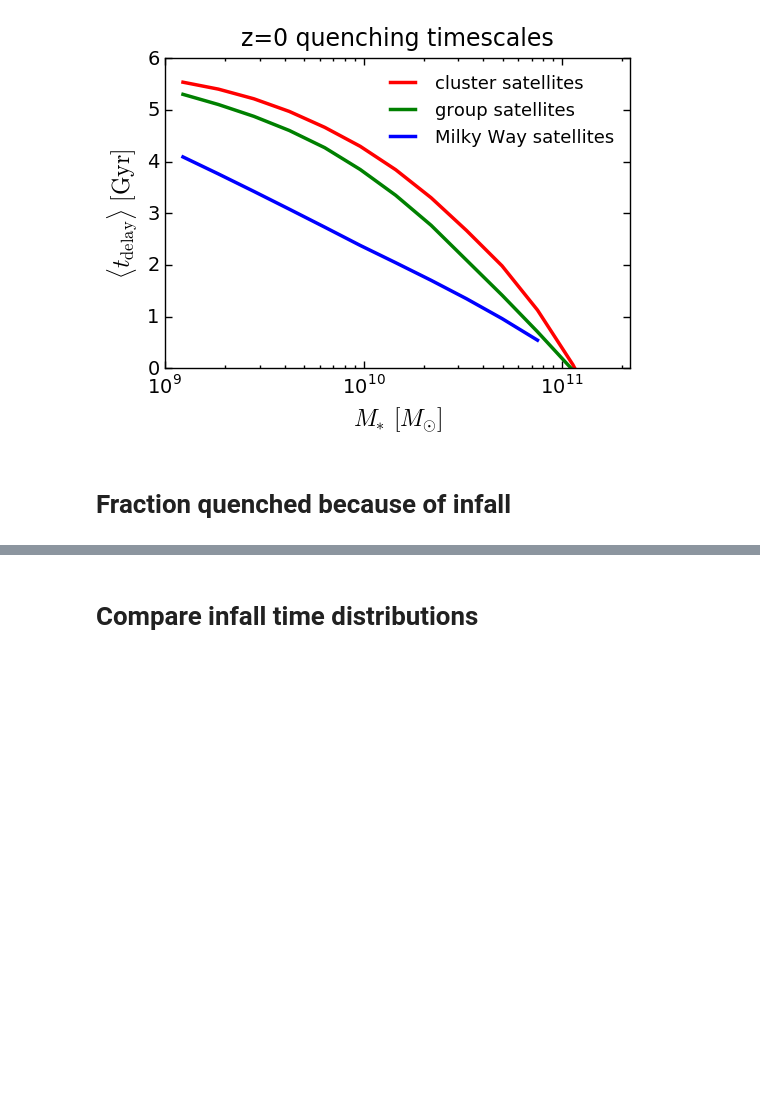
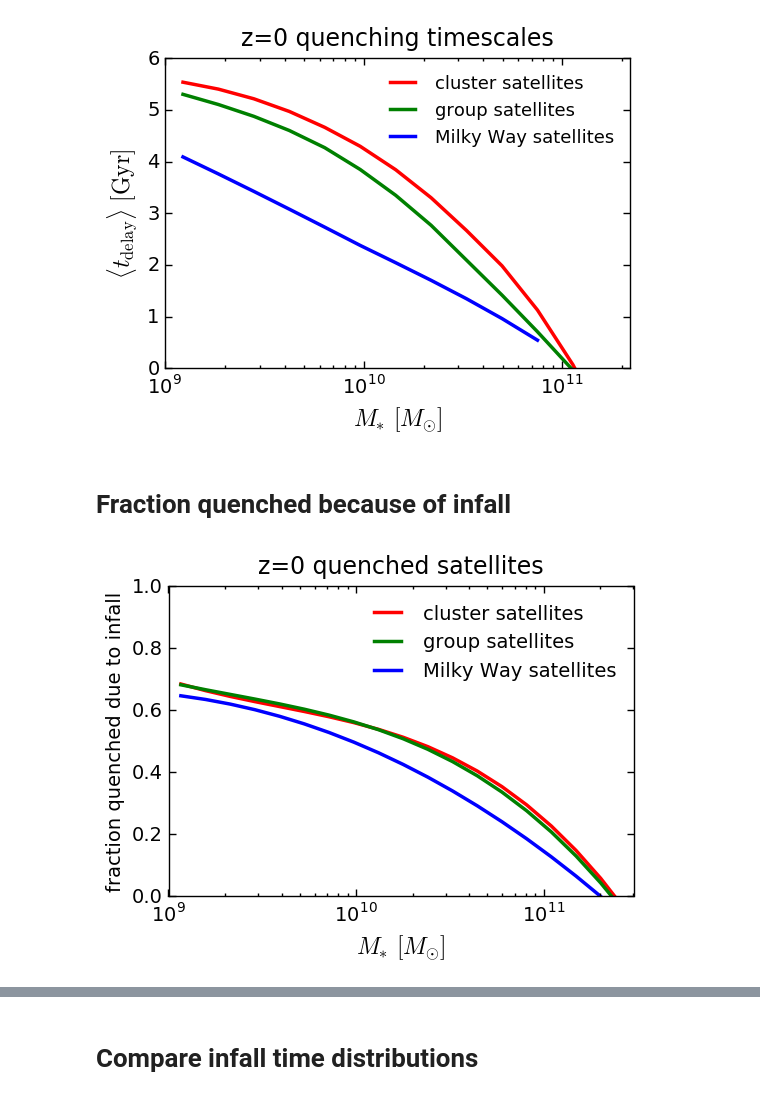
Before and after one commit to aphearin/time_evolving_cam_utils, a Jupyter notebook: fraction_quenched_after_infall.ipynb, the cells around one changed output, grey strips where cells are left out. Saved outputs shown, nothing was run; the diff lists cells and outputs as text; code cells hidden in the pictures; blank space fills up the shorter version.

Commit message:
Further modifications to the fraction_quenched_after_infall.ipynb notebook

```diff
--- a/fraction_quenched_after_infall.ipynb
+++ b/fraction_quenched_after_infall.ipynb
@@ -70,9 +70,10 @@ from history_functions import ssfr_at_infall
 histories['ssfr_at_infall'] = ssfr_at_infall(histories['sfr_mp'].data,
                                 histories['sm_mp'].data, histories['time_first_acc'].data)
 
-satmask = histories['halo_upid'] != -1
+satmask = histories['gal_type'] == 'satellite'
 sats = histories[satmask]
-cens = histories[~satmask]
+cenmask = histories['gal_type'] == 'central'
+cens = histories[cenmask]
 # %%
 from halotools.utils import crossmatch
 idxA, idxB = crossmatch(sats['halo_upid'], histories['halo_id'])
@@ -210,7 +211,7 @@ fig.savefig('FIGS/quenching_timescales.pdf', bbox_extra_artists=[xlabel, ylabel]
 # %% [markdown]
 # Fraction quenched because of infall
 # %%
-logsm_low, logsm_high, num_sm_bins = 9.5, 11.5, 20
+logsm_low, logsm_high, num_sm_bins = 9., 11.5, 20
 sm_bins = np.logspace(logsm_low, logsm_high, num_sm_bins)
 sm_mids = 10**((np.log10(sm_bins)[1:] + np.log10(sm_bins)[:-1])/2.)
 
@@ -242,6 +243,47 @@ for i, sm_low, sm_high in zip(range(len(sm_bins)-1), sm_bins[0:-1], sm_bins[1:])
     cluster_sm_bin_mask = sm_bin_mask*(sats['host_mpeak'] > host_mass_bins[2])*(sats['host_mpeak'] < host_mass_bins[3])
     cluster_sm_bin_active_at_infall_mask = cluster_sm_bin_mask*(np.log10(sats['sfr']/sats['stellar_mass']) < -11)
     frac_quenched_sat_cluster[i] = len(sats[cluster_sm_bin_active_at_infall_mask])/float(len(sats[cluster_sm_bin_mask]))
+# %%
+fig = plt.figure()
+ax = fig.add_subplot(111)
+
+xlabel = ax.set_xlabel(r'$M_{\ast}$ $[M_{\odot}]$', fontsize=17)
+ylabel = ax.set_ylabel('fraction quenched due to infall', fontsize=14)
+title = ax.set_title('z=0 quenched satellites', fontsize=17, y=1.02) # y param fixes an overhanging title
+
+infall_caused_quenched_fraction_z0_cluster_x = sm_mids
+infall_caused_quenched_fraction_z0_cluster_y = (frac_quenched_sat_cluster - frac_quenched_cen)/frac_quenched_sat_cluster
+infall_caused_quenched_fraction_z0_cluster_y = savgol_filter(infall_caused_quenched_fraction_z0_cluster_y, 19, 3)
+
+infall_caused_quenched_fraction_z0_group_x = sm_mids
+infall_caused_quenched_fraction_z0_group_y = (frac_quenched_sat_group - frac_quenched_cen)/frac_quenched_sat_group
+infall_caused_quenched_fraction_z0_group_y = savgol_filter(infall_caused_quenched_fraction_z0_group_y, 19, 3)
+
+infall_caused_quenched_fraction_z0_milky_way_x = sm_mids
+infall_caused_quenched_fraction_z0_milky_way_y = (frac_quenched_sat_milky_way - frac_quenched_cen)/frac_quenched_sat_milky_way
+infall_caused_quenched_fraction_z0_milky_way_y = savgol_filter(infall_caused_quenched_fraction_z0_milky_way_y, 19, 3)
+
+
+ax.plot(infall_caused_quenched_fraction_z0_cluster_x, infall_caused_quenched_fraction_z0_cluster_y, color='red',
+        linewidth=2.5, label = "cluster satellites")
+ax.plot(infall_caused_quenched_fraction_z0_group_x, infall_caused_quenched_fraction_z0_group_y, color='green',
+        linewidth=2.5, label = "group satellites")
+ax.plot(infall_caused_quenched_fraction_z0_milky_way_x, infall_caused_quenched_fraction_z0_milky_way_y, color='blue',
+        linewidth=2.5, label = "Milky Way satellites")
+
+plt.tick_params(axis='x', length=5, width=1, which='major')
+plt.tick_params(axis='x', length=2, width=1, which='minor')
+plt.tick_params(axis='y', length=5, width=1, which='major')
+plt.xscale('log')
+plt.xticks(fontsize=14)
+plt.yticks(fontsize=14)
+plt.xlim(xmin = 10**9, xmax=3*10**11)
+plt.ylim(ymin = 0, ymax = 1)
+plt.legend(frameon=False, loc='upper right', fontsize=14)
+
+fig.savefig('FIGS/infall_caused_quenched_fraction_z0.pdf', bbox_extra_artists=[xlabel, ylabel], bbox_inches='tight')
+# %% [output]
+[figure, added]
 # %%
 fig = plt.figure()
 ax = fig.add_subplot(111)
```
Also changed, not shown: parts of 5 cells of this notebook, 7 other files.
